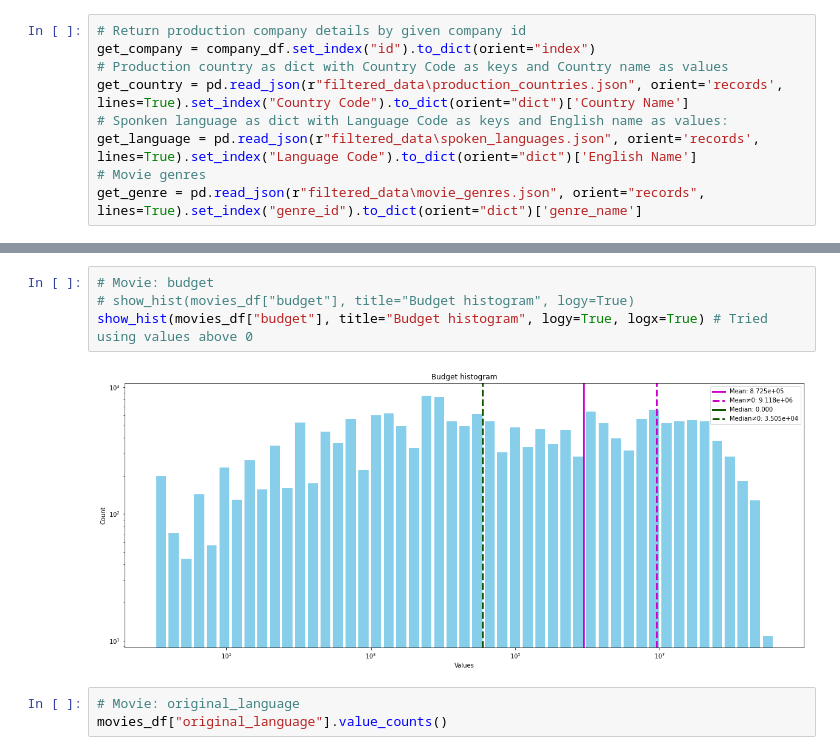
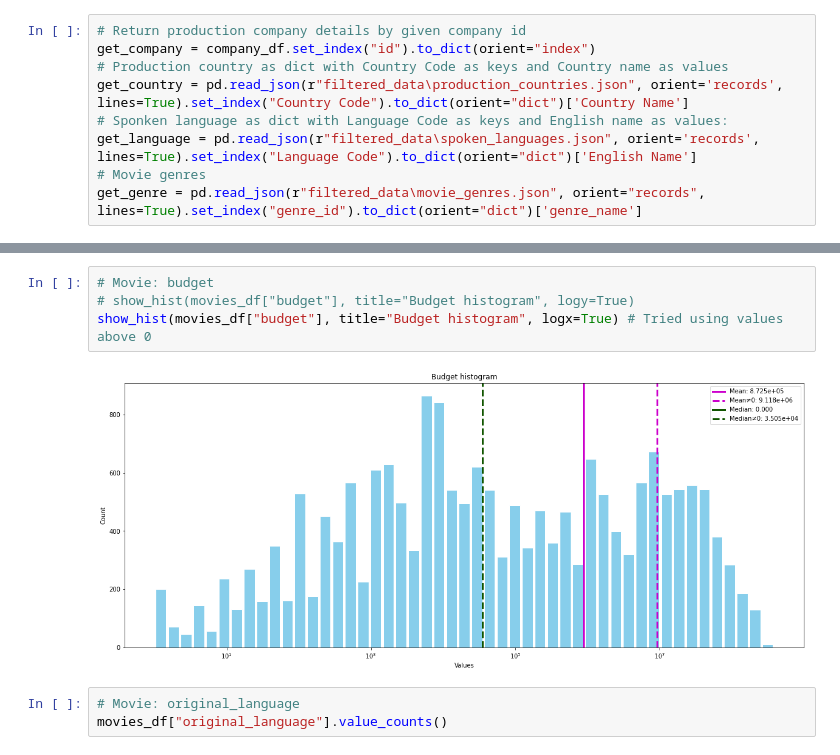
Before and after one commit to Simo067m/ComSocSci-Assignments, a Jupyter notebook: project/data_analysis.ipynb, the cells around one changed output, grey strips where cells are left out. Drawn from its saved outputs; the diff is of its cells as text.

```diff
--- a/project/data_analysis.ipynb
+++ b/project/data_analysis.ipynb
@@ -188,9 +169,9 @@ def show_list_count(col, apply_mapping = None, measure_str = "", top_count=15, l
 # %%
 # Movie: budget
 # show_hist(movies_df["budget"], title="Budget histogram", logy=True)
-show_hist(movies_df["budget"], title="Budget histogram", logy=True, logx=True) # Tried using values above 0
+show_hist(movies_df["budget"], title="Budget histogram", logx=True) # Tried using values above 0
 # %% [output]
-[figure, old version]
+[figure, new version]
 # %%
 # Movie: original_language
 movies_df["original_language"].value_counts()
```
Also changed, not shown: parts of 24 cells of this notebook, 10 other files.
